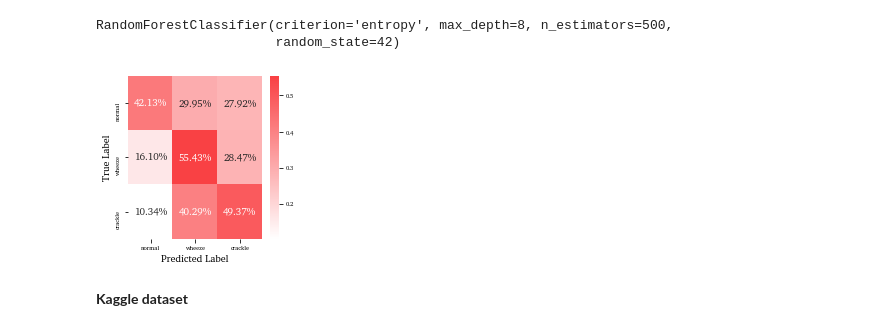
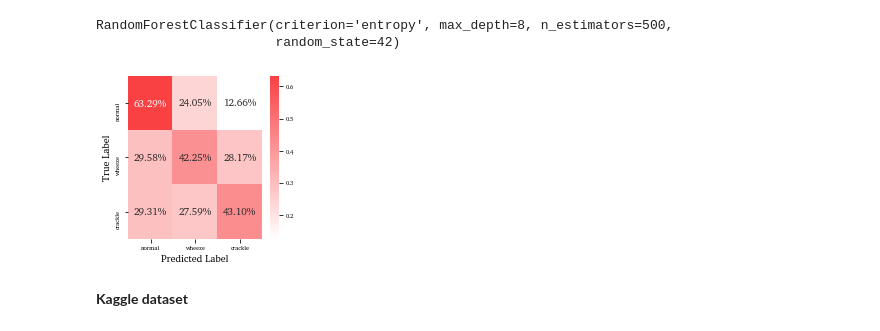
Before and after one commit to AndrineElse/AndrineElsetronning_Master2021, a Jupyter notebook: notebooks/compare_general_workflow_kaggle_uit.ipynb, the cells around one changed output. Saved outputs shown, nothing was run; the diff lists cells and outputs as text; code cells hidden in the pictures.

```diff
--- a/notebooks/compare_general_workflow_kaggle_uit.ipynb
+++ b/notebooks/compare_general_workflow_kaggle_uit.ipynb
@@ -267,21 +318,23 @@ RandomForestClassifier(criterion='entropy', max_depth=8, n_estimators=500,
 # %%
 from sklearn.ensemble import RandomForestClassifier
 
-class_names =  list(pd.factorize(y_train.iloc[indices_train])[1])
-clf = RandomForestClassifier(criterion='entropy', max_depth=8, n_estimators=500,
-                       random_state=42)
+class_names =  list(pd.factorize(y_train)[1])
+clf = RandomForestClassifier(criterion='entropy', max_depth=8, n_estimators=500,random_state=42)
 #clf = GaussianNB()
 #clf = KNeighborsClassifier(n_neighbors=4, weights='distance')
 
 
-clf.fit(X_train.iloc[indices_train] , y_train.iloc[indices_train])
+clf.fit(X_train.iloc[indices_train] , y_train)
 y_pred = clf.predict(X_test.iloc[indices_test])
 
-f, ax = utility.plot_cm(y_test.iloc[indices_test] , y_pred, module_path = module_path, class_names = class_names)
+#clf.fit(X_train, y_train)
+#y_pred = clf.predict(X_test)
 
-f.savefig(figure_path + f'kaggle_vs_uit/cm_knn_uit.pdf', bbox_inches='tight')
+f, ax = utility.plot_cm(y_test , y_pred, module_path = module_path, class_names = class_names)
+
+f.savefig(figure_path + f'kaggle_vs_uit/cm_uit_15s.pdf', bbox_inches='tight')
 # %% [output]
-[figure, old version]
+[figure, new version]
 # %% [markdown]
 **Kaggle dataset**
 # %%
```
Also changed, not shown: parts of 17 cells of this notebook, 53 other files.
